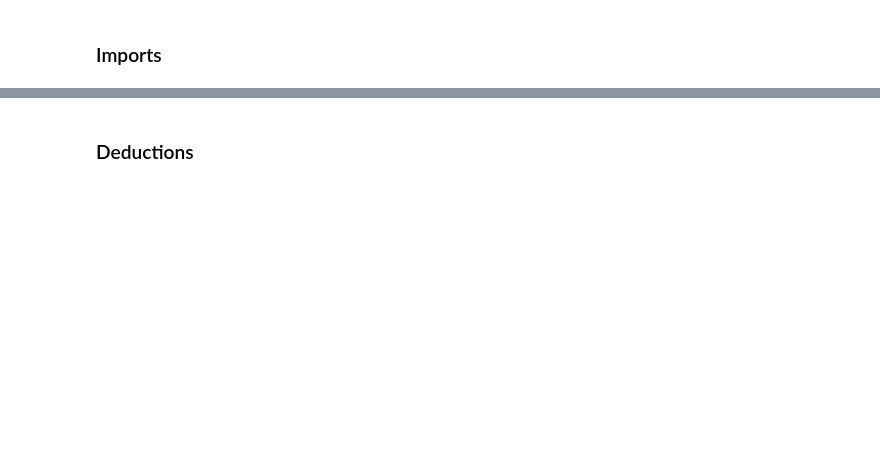
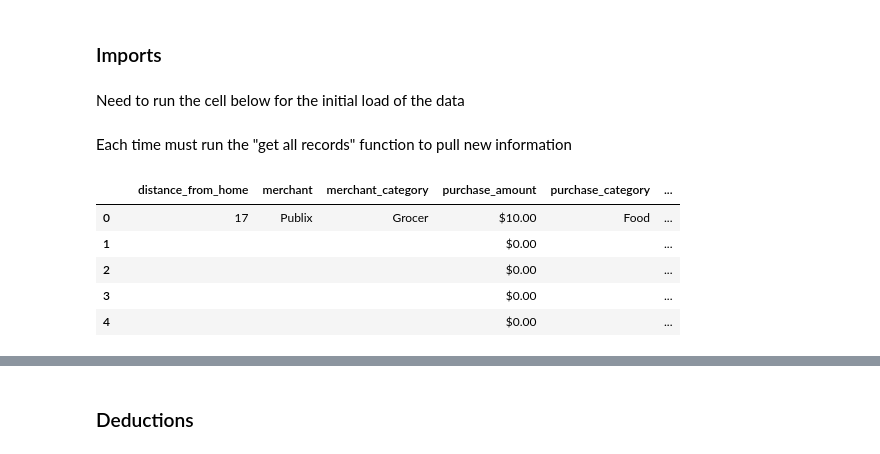
Before and after one commit to iheartbenzene/fantastic-octo-journey, a Jupyter notebook: budget_mk_X.ipynb, the cells around one changed output, grey strips where cells are left out. Cells and saved outputs as stored; diff of their text form; code cells hidden in the pictures; blank space fills up the shorter version.

```diff
--- a/budget_mk_X.ipynb
+++ b/budget_mk_X.ipynb
@@ -13,0 +26,46 @@ import matplotlib.pyplot as plt
+# %% [markdown]
+Need to run the cell below for the initial load of the data
+# %%
+scope = ['https://spreadsheets.google.com/feeds', 'https://www.googleapis.com/auth/drive']
+
+credentials = ServiceAccountCredentials.from_json_keyfile_name('json/dungeon runner-6a51b68a1239.json', scope)
+
+gspread_credentials = gspread.authorize(credentials)
+
+expense_related_worksheet = gspread_credentials.open_by_key('1tKPle0EOUtjTcFtqLqHXcM_iPxlf3MV4RYHfi59d8k0')
+
+expense_categories = expense_related_worksheet.sheet1
+
+work_hours_related_worksheet = gspread_credentials.open_by_key('1RdACxeor-Y4NZlmiAU1eQopvcU_I2J54KOpc2AWYfU8')
+
+work_hours_categories = work_hours_related_worksheet.sheet1
+
+
+#Place the related line below in all functions relating to retrieving data from the worksheets
+#Commented here so they do not load every time I run this cell.
+
+# expense_categories_data_frame = pd.DataFrame(expense_categories.get_all_records())
+# work_hours_categories_data_frame = pd.DataFrame(work_hours_categories.get_all_records())
+
+# line = requests.get("https://docs.google.com/spreadsheets/d/1GYQAl8UUgqTWFTPOzdc1ytrL5TrIoI67Yr4ThFAf_Fk/edit?usp=sharing")
+# expense_data_set = line.content
+# expense_data_frame = pd.read_excel(StringIO(expense_data_set), index_col=1, parse_dates=['purchase_date'])
+# %% [markdown]
+Each time must run the "get all records" function to pull new information
+# %%
+def load_expense_data():
+    expense_categories_data_frame = pd.DataFrame(expense_categories.get_all_records())
+    return expense_categories_data_frame.head()
+
+def load_work_hours_data():
+    work_hours_categories_data_frame = pd.DataFrame(work_hours_categories.get_all_records())
+    return work_hours_categories_data_frame.head()
+# %%
+load_expense_data()
+# %% [output]
+|  |  | distance_from_home | merchant | merchant_category | purchase_amount | purchase_category | ... |
+| 0 |  | 17 | Publix | Grocer | $10.00 | Food | ... |
+| 1 |  |  |  |  | $0.00 |  | ... |
+| 2 |  |  |  |  | $0.00 |  | ... |
+| 3 |  |  |  |  | $0.00 |  | ... |
+| 4 |  |  |  |  | $0.00 |  | ... |
```
Also changed, not shown: parts of 7 cells of this notebook.
